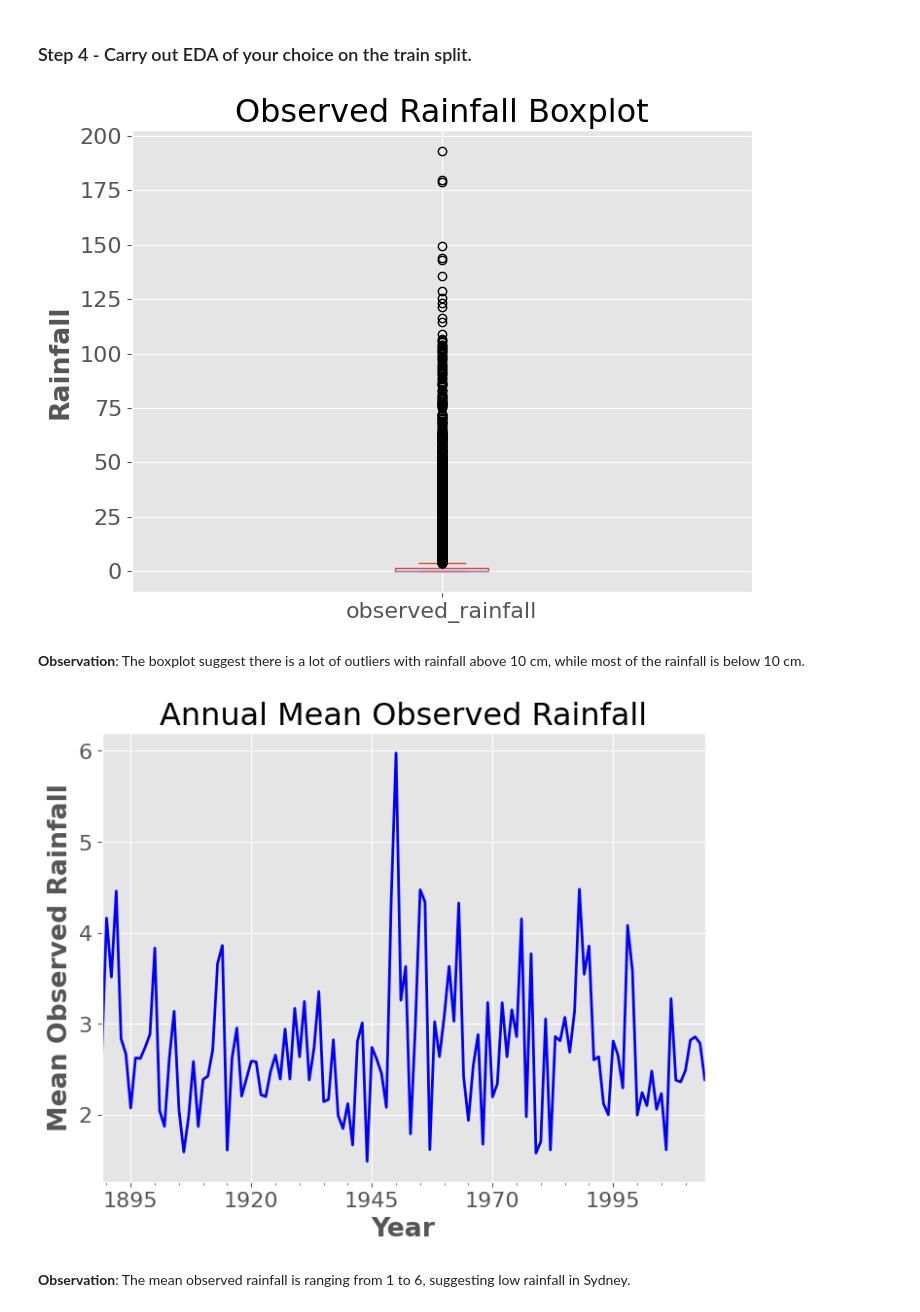
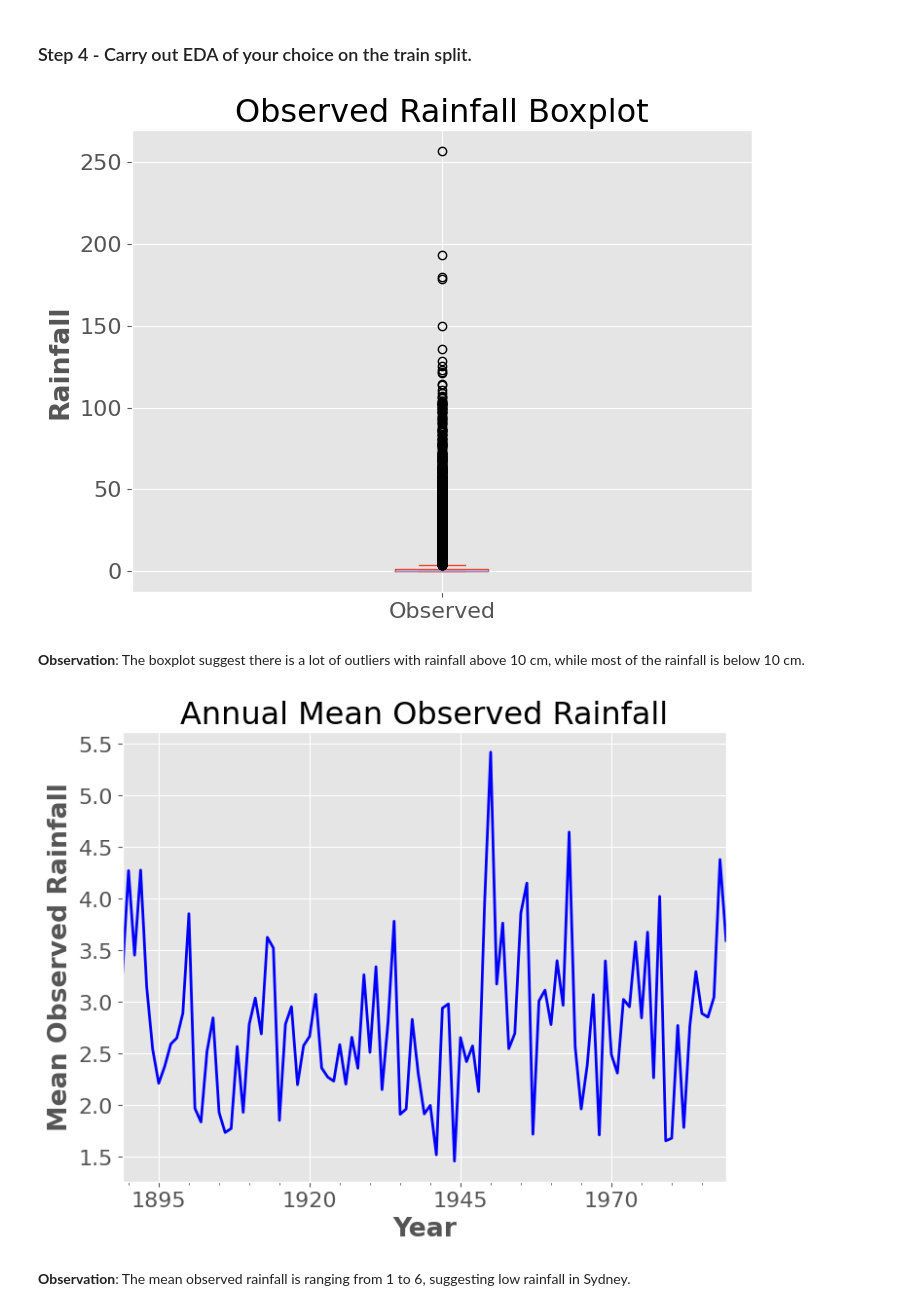
Before and after one commit to UBC-MDS/525-group-2, a Jupyter notebook: Milestone 3/Milestone3-task3.ipynb, the cells around one changed output. Cells and saved outputs as stored; diff of their text form; code cells hidden in the pictures.

Commit message:
update data splitting by using shuffle=False

```diff
--- a/Milestone 3/Milestone3-task3.ipynb
+++ b/Milestone 3/Milestone3-task3.ipynb
@@ -95,10 +77,10 @@ df.shape
 # %% [markdown]
 ### Step 3 - Split the data into train (80%) and test (20%) portions with random_state=123.
 # %%
-train_df, test_df = train_test_split(df, test_size=0.2, random_state=123)
+train_df, test_df = train_test_split(df, test_size=0.2, random_state=123, shuffle=False)
 
-X_train, y_train = train_df.drop(columns="observed_rainfall"), train_df["observed_rainfall"]
-X_test, y_test = test_df.drop(columns="observed_rainfall"), test_df["observed_rainfall"]
+X_train, y_train = train_df.drop(columns="Observed"), train_df["Observed"]
+X_test, y_test = test_df.drop(columns="Observed"), test_df["Observed"]
 
 train_df.shape
 # %% [output]
@@ -106,21 +88,21 @@ train_df.shape
 # %% [markdown]
 ### Step 4 - Carry out EDA of your choice on the train split.
 # %%
-train_df['observed_rainfall'].plot.box()
+train_df['Observed'].plot.box()
 plt.title("Observed Rainfall Boxplot")
 plt.ylabel("Rainfall")
 plt.show()
 # %% [output]
-[figure, old version]
+[figure, new version]
 # %% [markdown]
 **Observation**: The boxplot suggest there is a lot of outliers with rainfall above 10 cm, while most of the rainfall is below 10 cm.
 # %%
-train_df.resample('Y').mean().plot(y="observed_rainfall", title="Annual Mean Observed Rainfall", color="blue", linewidth=2, legend=False)
+train_df.resample('Y').mean().plot(y="Observed", title="Annual Mean Observed Rainfall", color="blue", linewidth=2, legend=False)
 plt.xlabel("Year")
 plt.ylabel("Mean Observed Rainfall")
 plt.show()
 # %% [output]
-[figure, old version]
+[figure, new version]
 # %% [markdown]
 **Observation**: The mean observed rainfall is ranging from 1 to 6, suggesting low rainfall in Sydney.
 # %%
```
Also changed, not shown: parts of 8 cells of this notebook.
